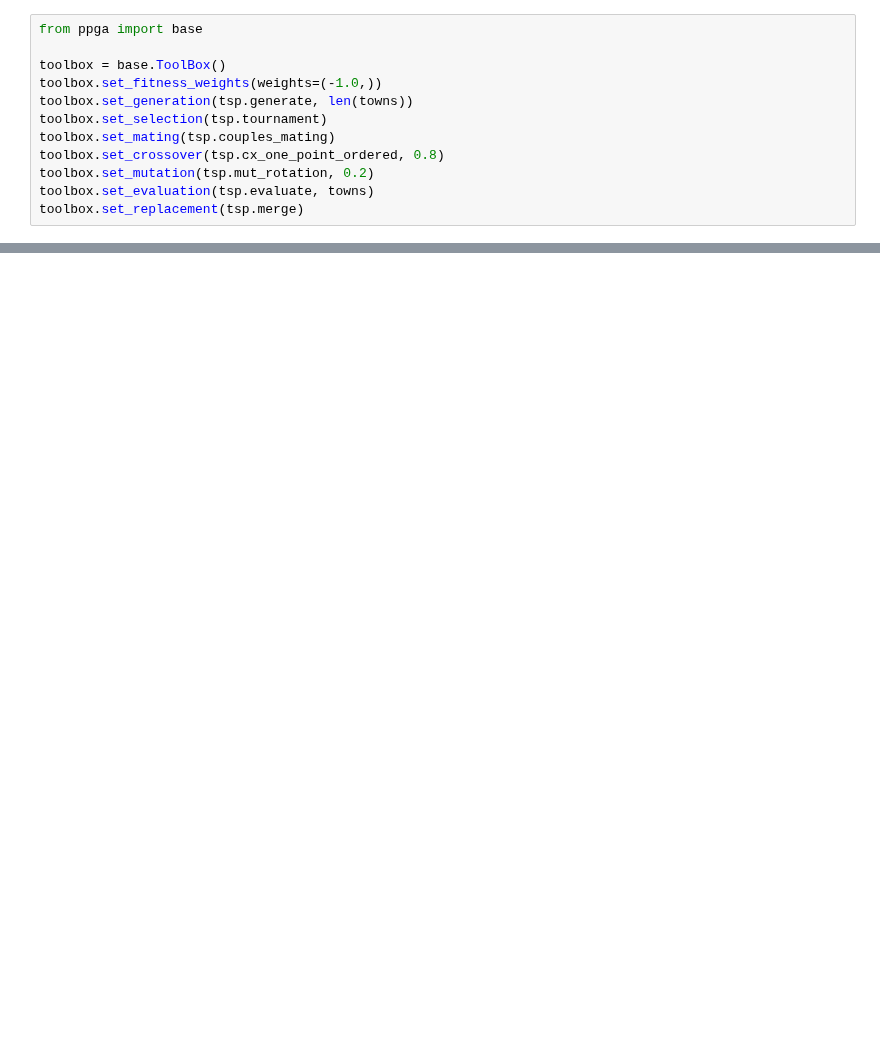
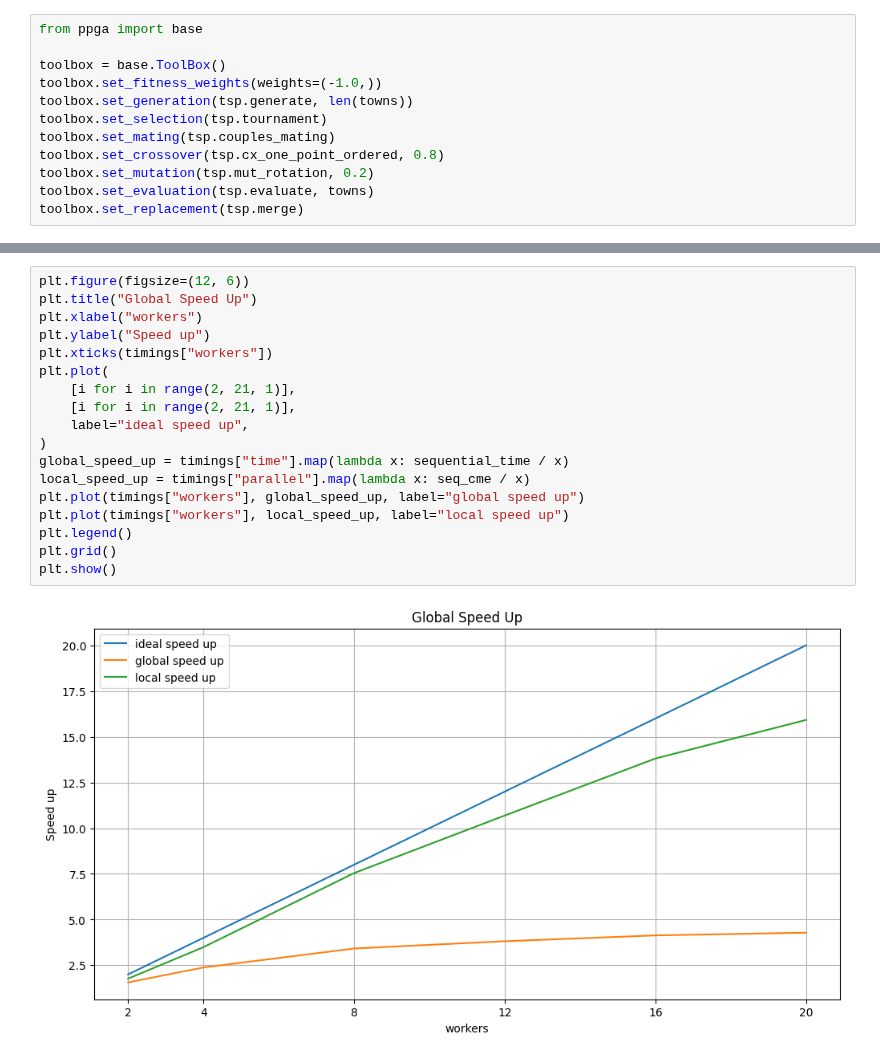
Before and after one commit to FedericoBustaffa/thesis, a Jupyter notebook: src/notebook.ipynb, the cells around one changed output, grey strips where cells are left out. Cells and saved outputs as stored; diff of their text form; blank space fills up the shorter version.

```diff
--- a/src/notebook.ipynb
+++ b/src/notebook.ipynb
@@ -428,0 +443,20 @@ plt.show()
+# %%
+plt.figure(figsize=(12, 6))
+plt.title("Global Speed Up")
+plt.xlabel("workers")
+plt.ylabel("Speed up")
+plt.xticks(timings["workers"])
+plt.plot(
+    [i for i in range(2, 21, 1)],
+    [i for i in range(2, 21, 1)],
+    label="ideal speed up",
+)
+global_speed_up = timings["time"].map(lambda x: sequential_time / x)
+local_speed_up = timings["parallel"].map(lambda x: seq_cme / x)
+plt.plot(timings["workers"], global_speed_up, label="global speed up")
+plt.plot(timings["workers"], local_speed_up, label="local speed up")
+plt.legend()
+plt.grid()
+plt.show()
+# %% [output]
+[figure, added]
```
Also changed, not shown: parts of 20 cells of this notebook, 1 other file.
